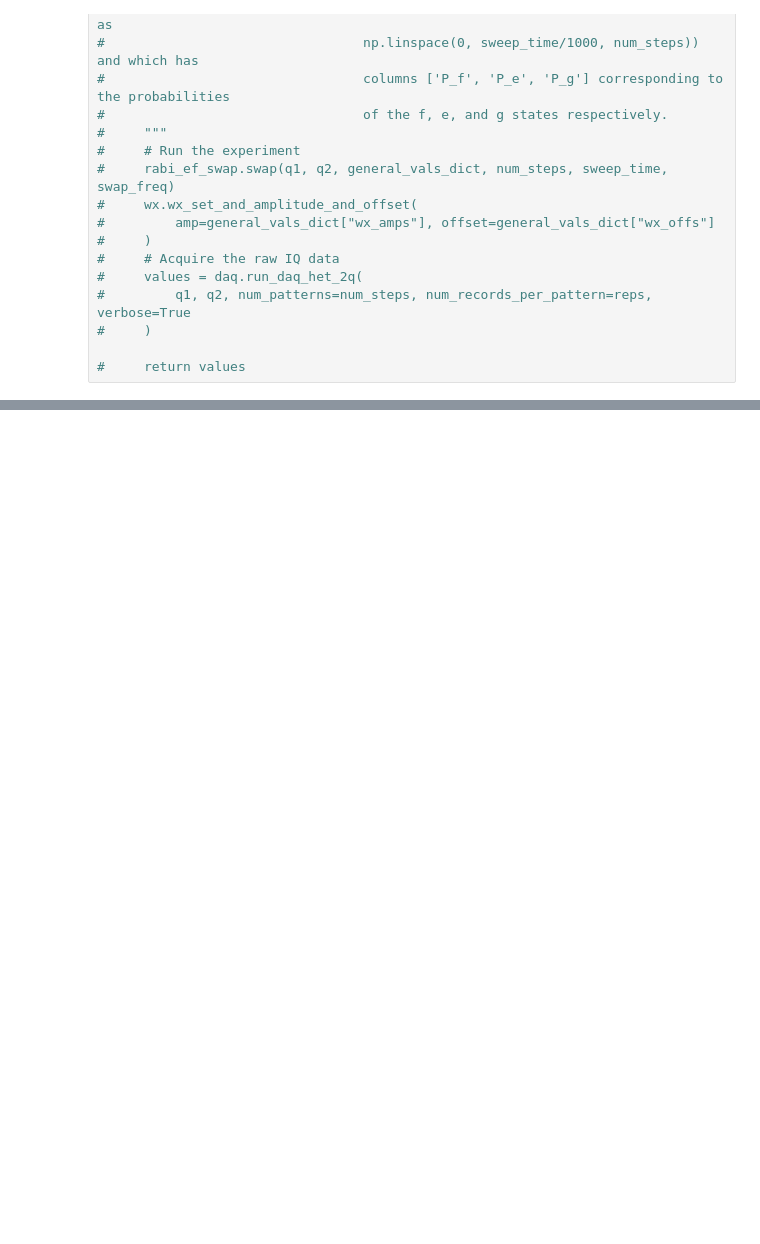
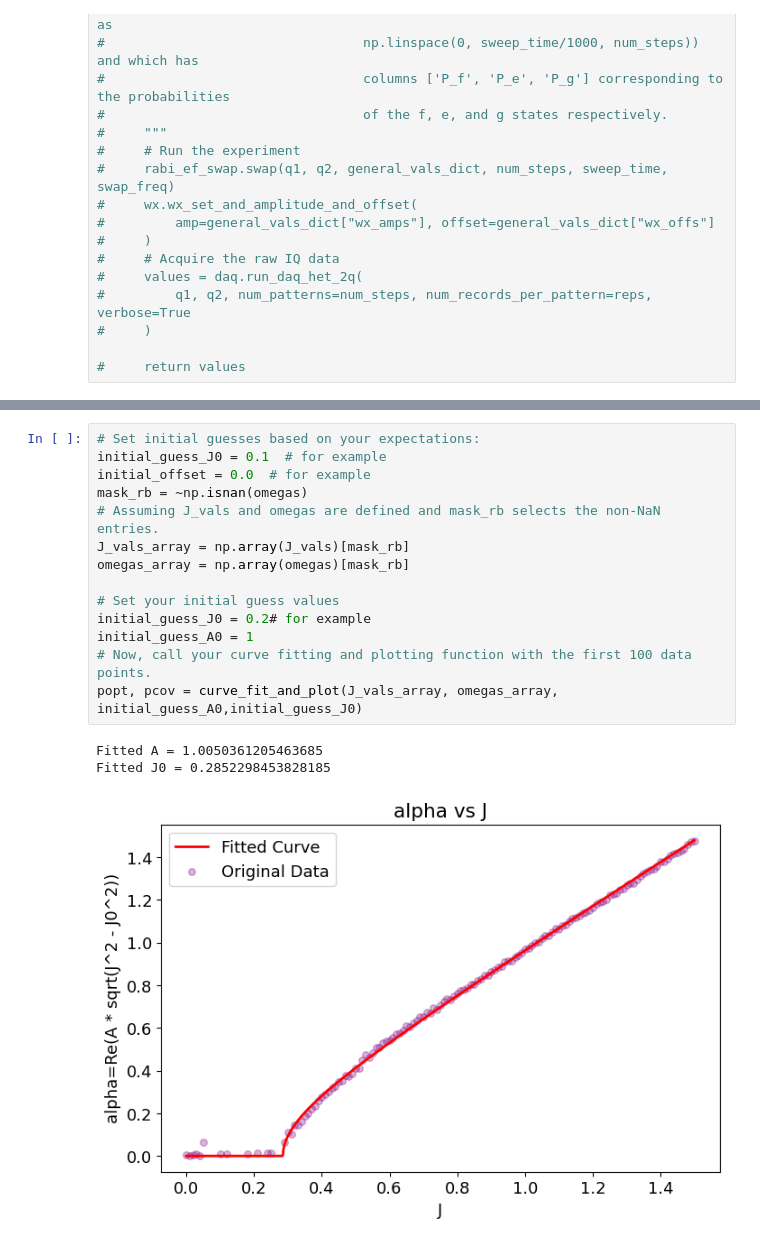
Before and after one commit to Katermurch/BlueFridgeNonLin, a Jupyter notebook: non_hermitian_rabi.ipynb, the cells around one changed output, grey strips where cells are left out. Saved outputs shown, nothing was run; the diff lists cells and outputs as text; blank space fills up the shorter version.

```diff
--- a/non_hermitian_rabi.ipynb
+++ b/non_hermitian_rabi.ipynb
@@ -543 +545,19 @@ plt.show()
+# %%
+# Set initial guesses based on your expectations:
+initial_guess_J0 = 0.1  # for example
+initial_offset = 0.0  # for example
+mask_rb = ~np.isnan(omegas)
+# Assuming J_vals and omegas are defined and mask_rb selects the non-NaN entries.
+J_vals_array = np.array(J_vals)[mask_rb]
+omegas_array = np.array(omegas)[mask_rb]
+
+# Set your initial guess values
+initial_guess_J0 = 0.2# for example
+initial_guess_A0 = 1
+# Now, call your curve fitting and plotting function with the first 100 data points.
+popt, pcov = curve_fit_and_plot(J_vals_array, omegas_array, initial_guess_A0,initial_guess_J0)
+# %% [output]
+Fitted A = 1.0050361205463685
+Fitted J0 = 0.2852298453828185
+[figure, added]
 # %%
```
Also changed, not shown: parts of 17 cells of this notebook, 5 other files.
